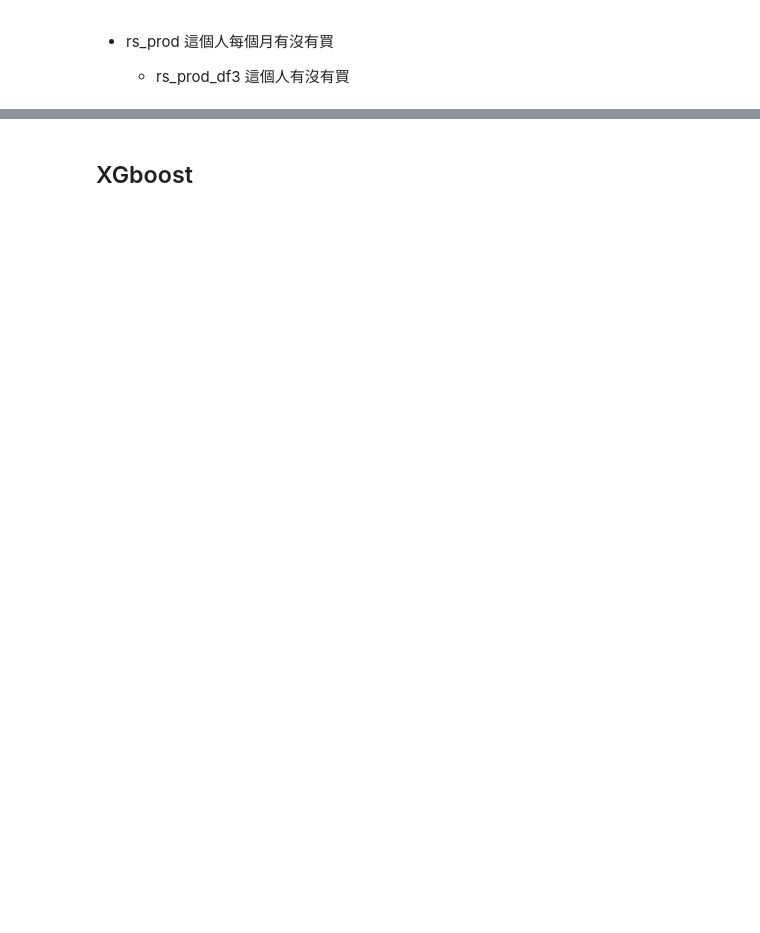
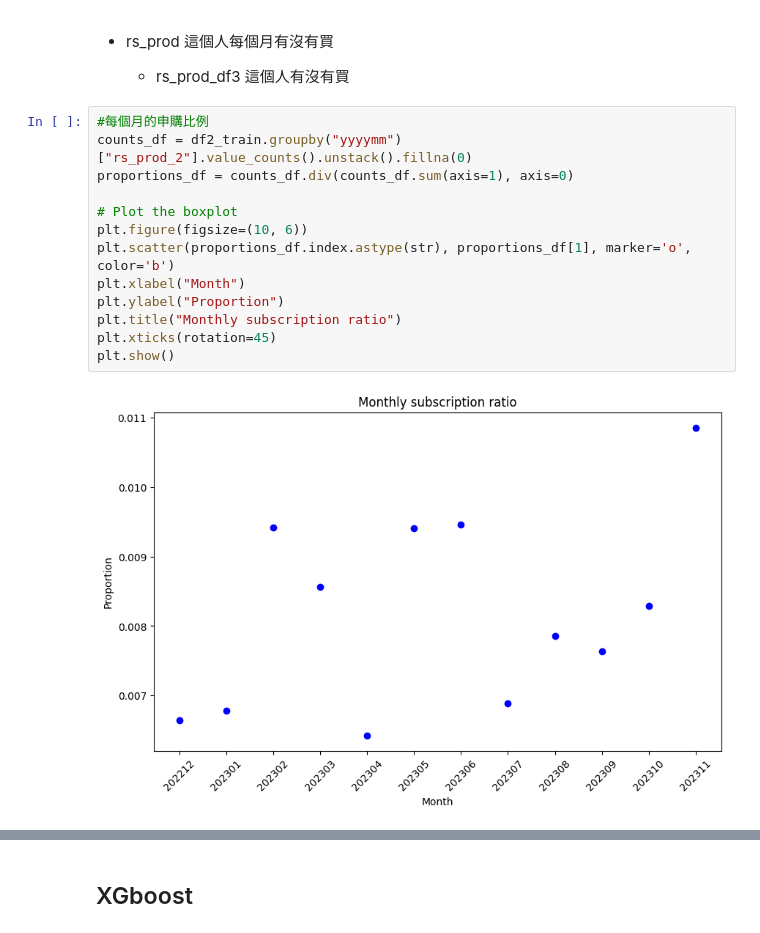
Before and after one commit to M122040014b/taishin, a Jupyter notebook: taishin.ipynb, the cells around one changed output, grey strips where cells are left out. Saved outputs shown, nothing was run; the diff lists cells and outputs as text; blank space fills up the shorter version.

```diff
--- a/taishin.ipynb
+++ b/taishin.ipynb
@@ -112,3 +85,18 @@ print(ratio)
 + rs_prod   這個人每個月有沒有買
 
     + rs_prod_df3 這個人有沒有買
+# %%
+#每個月的申購比例
+counts_df = df2_train.groupby("yyyymm")["rs_prod_2"].value_counts().unstack().fillna(0)
+proportions_df = counts_df.div(counts_df.sum(axis=1), axis=0)
+
+# Plot the boxplot
+plt.figure(figsize=(10, 6))
+plt.scatter(proportions_df.index.astype(str), proportions_df[1], marker='o', color='b')
+plt.xlabel("Month")
+plt.ylabel("Proportion")
+plt.title("Monthly subscription ratio")
+plt.xticks(rotation=45)
+plt.show()
+# %% [output]
+[figure, added]
```
Also changed, not shown: parts of 24 cells of this notebook.
